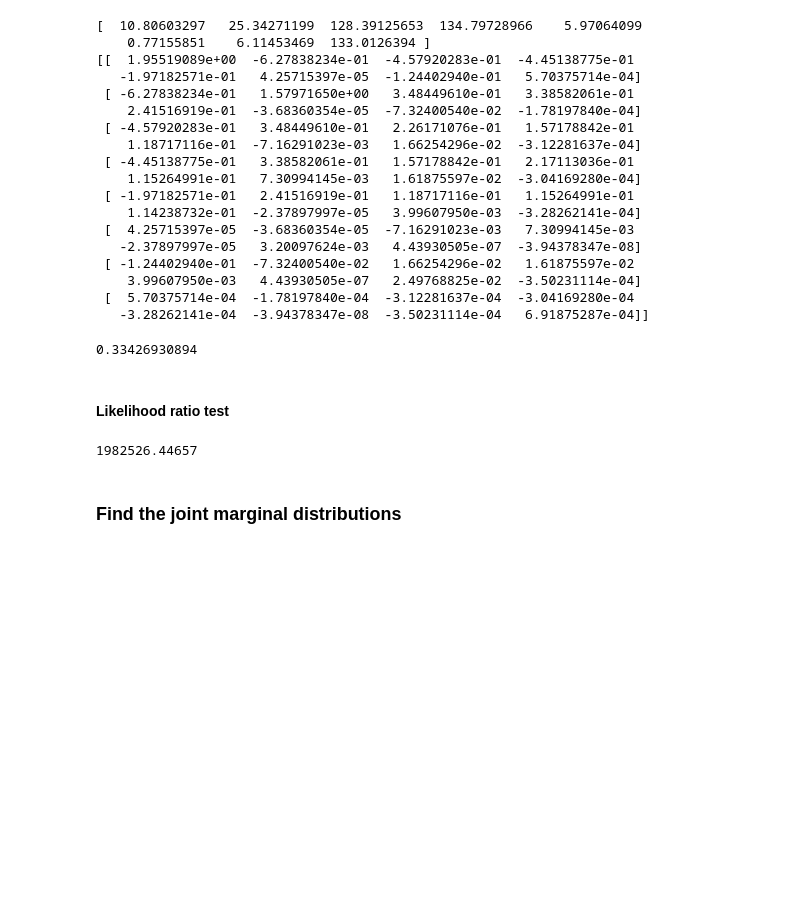
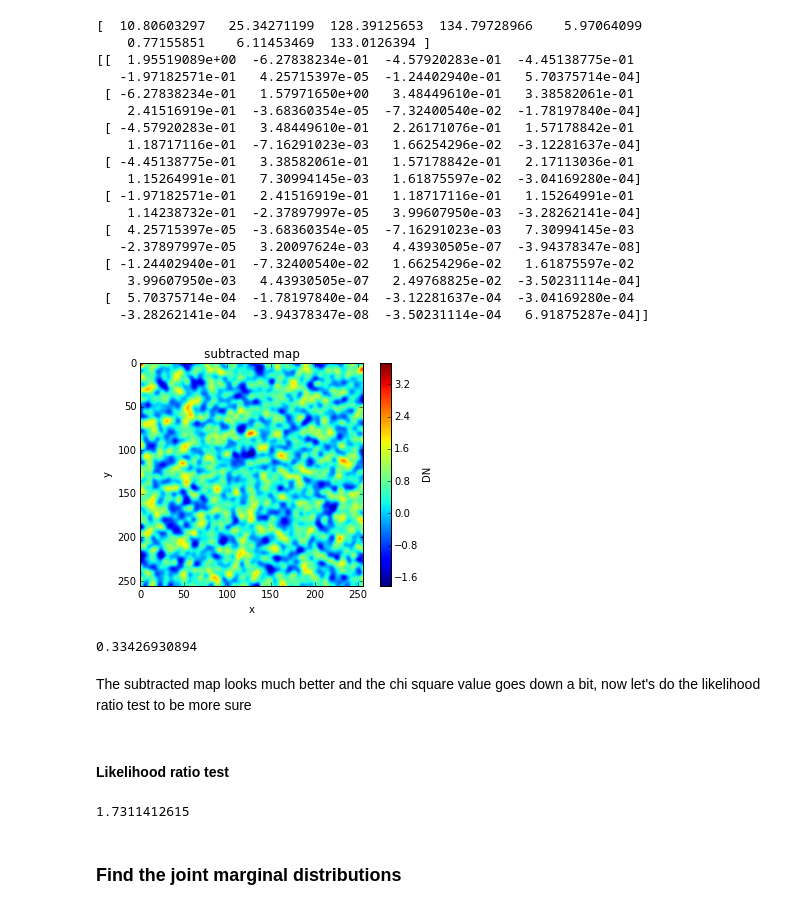
Before and after one commit to mbuchove/notebook-wurk-b, a Jupyter notebook: stats/astro283_hw4.ipynb, the cells around one changed output. Cells and saved outputs as stored; diff of their text form; code cells hidden in the pictures; blank space fills up the shorter version.

```diff
--- a/stats/astro283_hw4.ipynb
+++ b/stats/astro283_hw4.ipynb
@@ -98,12 +104,25 @@ print(p_cov_bin)
     3.99607950e-03   4.43930505e-07   2.49768825e-02  -3.50231114e-04]
  [  5.70375714e-04  -1.78197840e-04  -3.12281637e-04  -3.04169280e-04
    -3.28262141e-04  -3.94378347e-08  -3.50231114e-04   6.91875287e-04]]
+# %%
+bin_subt = star_data - binary_star((x_arr,y_arr), *p_opt_bin)
+smoothed_sub = ndimage.gaussian_filter(bin_subt, 3)
+pyplot.imshow(smoothed_sub, origin='lower')
+sub_plot = pyplot.imshow(smoothed_sub)
+pyplot.xlabel('x')
+pyplot.ylabel('y')
+pyplot.title("subtracted map")
+cbar = pyplot.colorbar(label='DN')
+# %% [output]
+[figure, added]
 # %%
 cs_bin, dof_bin = chi_square_(binary_star, p_opt_bin, (x_rav,y_rav), star_rav, star_rav)
 red_cs_bin = cs_bin / dof_bin
 print( red_cs_bin)
 # %% [output]
 0.33426930894
+# %% [markdown]
+The subtracted map looks much better and the chi square value goes down a bit, now let's do the likelihood ratio test to be more sure
 # %% [markdown]
 <h4>Likelihood ratio test</h4>
 # %%
@@ -114,10 +133,10 @@ chi_s_diff = cs_singl - cs_bin
 det_pcov_bin = numpy.linalg.det(p_cov_bin)
 det_pcov_singl = numpy.linalg.det(p_cov_singl)
 
-likelihood_ratio = numpy.power(2*pi, param_diff/2) / (pi * F_max * pix_width) * numpy.sqrt(det_pcov_bin/det_pcov_singl) * numpy.exp(chi_s_diff)
+likelihood_ratio = numpy.power(2*pi, param_diff/2) / (pi * F_max * pix_width) * numpy.sqrt(det_pcov_bin/det_pcov_singl) * numpy.exp(chi_s_diff/2)
 print(likelihood_ratio)
 # %% [output]
-1982526.44657
+1.7311412615
 # %% [markdown]
 <h3>Find the joint marginal distributions</h4>
 # %%
```
Also changed, not shown: parts of 17 cells of this notebook, 1 other file.
